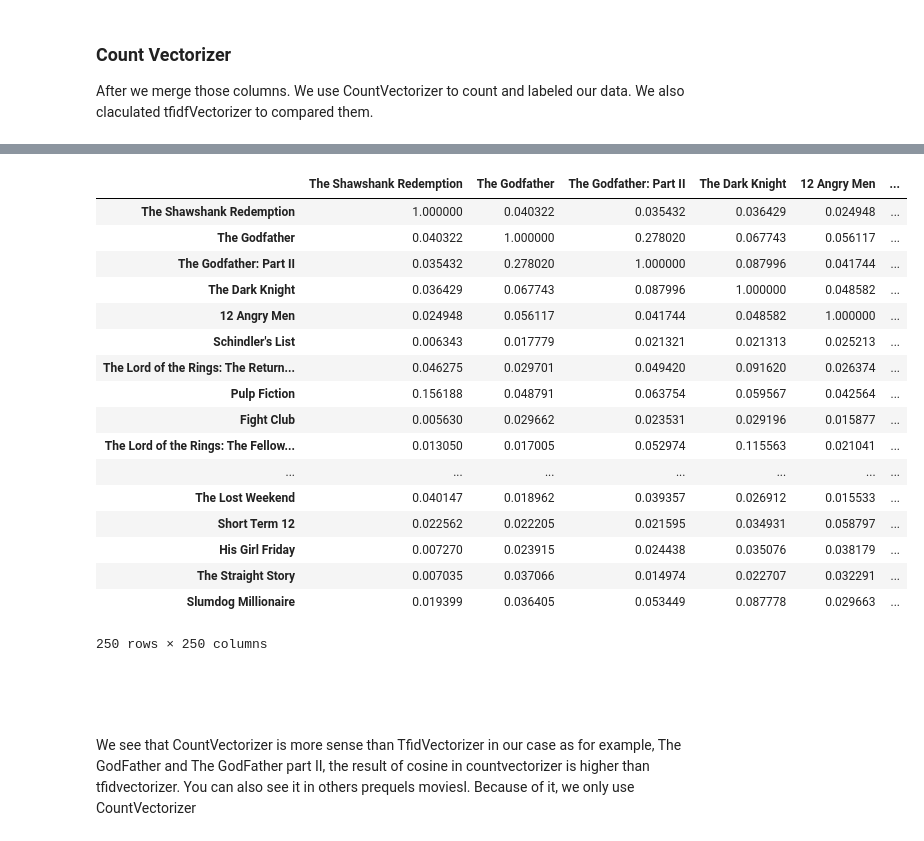
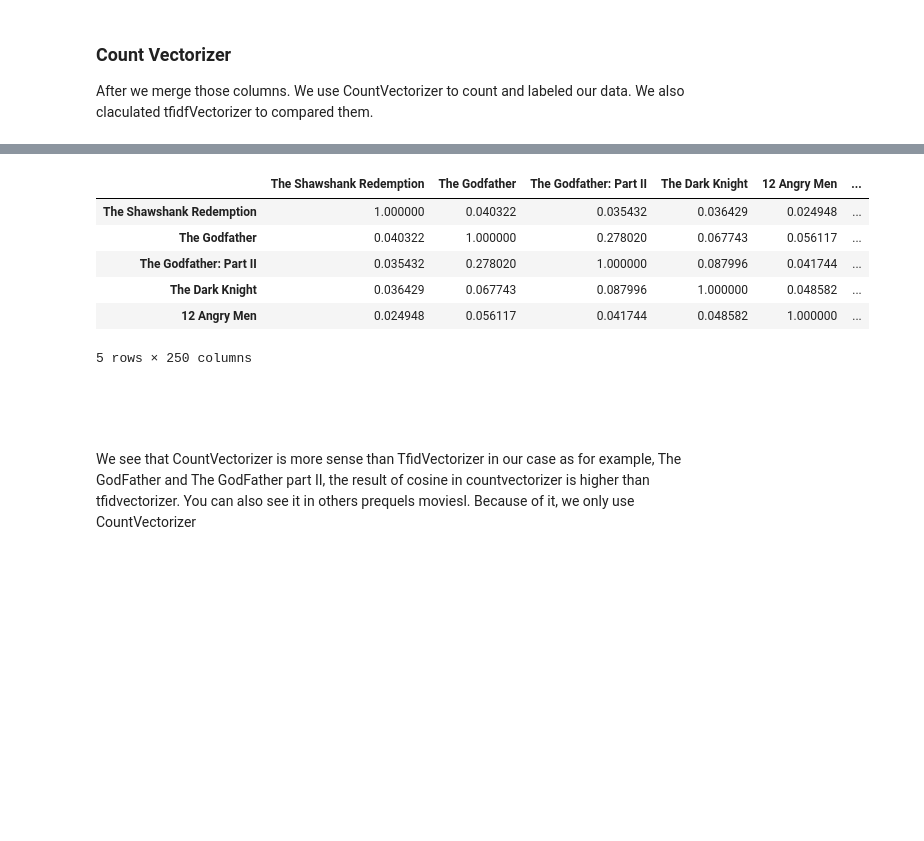
Before and after one commit to andreasmmadjiah/Market-Basket-Analysis, a Jupyter notebook: Content based by Simmiliarity features.ipynb, the cells around one changed output, grey strips where cells are left out. Cells and saved outputs as stored; diff of their text form; code cells hidden in the pictures; blank space fills up the shorter version.

```diff
--- a/Content based by Simmiliarity features.ipynb
+++ b/Content based by Simmiliarity features.ipynb
@@ -105,24 +94,13 @@ cor
 # %%
-cor_t
+cor_t.head()
 # %% [output]
 |  | The Shawshank Redemption | The Godfather | The Godfather: Part II | The Dark Knight | 12 Angry Men | ... |
 | The Shawshank Redemption | 1.000000 | 0.040322 | 0.035432 | 0.036429 | 0.024948 | ... |
 | The Godfather | 0.040322 | 1.000000 | 0.278020 | 0.067743 | 0.056117 | ... |
 | The Godfather: Part II | 0.035432 | 0.278020 | 1.000000 | 0.087996 | 0.041744 | ... |
 | The Dark Knight | 0.036429 | 0.067743 | 0.087996 | 1.000000 | 0.048582 | ... |
 | 12 Angry Men | 0.024948 | 0.056117 | 0.041744 | 0.048582 | 1.000000 | ... |
-| Schindler's List | 0.006343 | 0.017779 | 0.021321 | 0.021313 | 0.025213 | ... |
-| The Lord of the Rings: The Return... | 0.046275 | 0.029701 | 0.049420 | 0.091620 | 0.026374 | ... |
-| Pulp Fiction | 0.156188 | 0.048791 | 0.063754 | 0.059567 | 0.042564 | ... |
-| Fight Club | 0.005630 | 0.029662 | 0.023531 | 0.029196 | 0.015877 | ... |
-| The Lord of the Rings: The Fellow... | 0.013050 | 0.017005 | 0.052974 | 0.115563 | 0.021041 | ... |
-| ... | ... | ... | ... | ... | ... | ... |
-| The Lost Weekend | 0.040147 | 0.018962 | 0.039357 | 0.026912 | 0.015533 | ... |
-| Short Term 12 | 0.022562 | 0.022205 | 0.021595 | 0.034931 | 0.058797 | ... |
-| His Girl Friday | 0.007270 | 0.023915 | 0.024438 | 0.035076 | 0.038179 | ... |
-| The Straight Story | 0.007035 | 0.037066 | 0.014974 | 0.022707 | 0.032291 | ... |
-| Slumdog Millionaire | 0.019399 | 0.036405 | 0.053449 | 0.087778 | 0.029663 | ... |
-250 rows × 250 columns
+5 rows × 250 columns
 # %% [markdown]
 <br><br><br>
 We see that CountVectorizer is more sense than TfidVectorizer in our case as for example, The GodFather and The GodFather part II, the result of cosine in countvectorizer is higher than tfidvectorizer. You can also see it in others prequels moviesl. Because of it, we only use CountVectorizer
```
Also changed, not shown: parts of 2 cells of this notebook.
